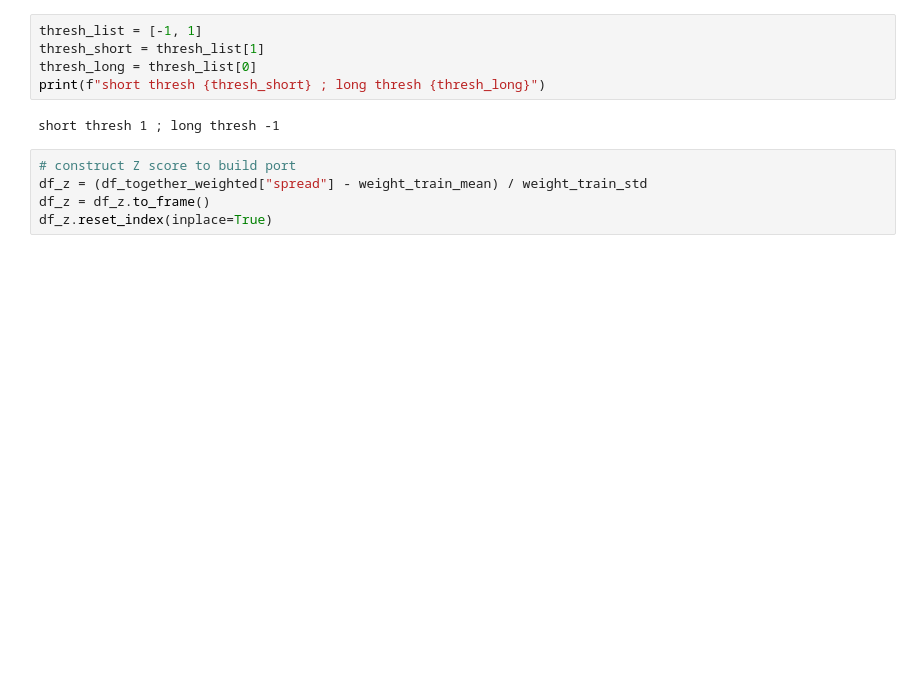
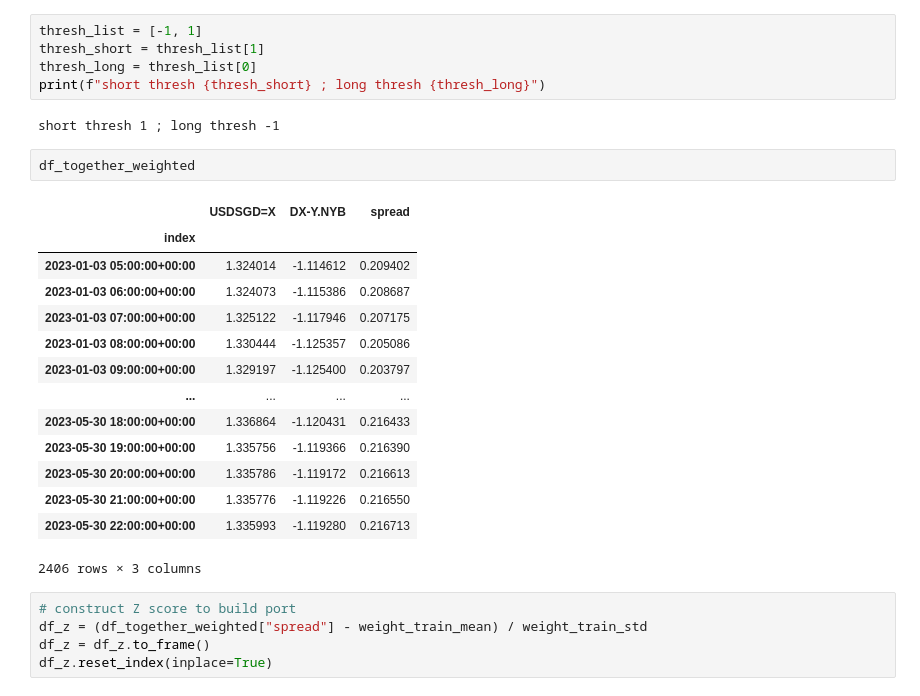
Before and after one commit to andreignatius/quant-trading, a Jupyter notebook: pairs/pairs_dxy.ipynb, the cells around one changed output. Saved outputs shown, nothing was run; the diff lists cells and outputs as text; blank space fills up the shorter version.

```diff
--- a/pairs/pairs_dxy.ipynb
+++ b/pairs/pairs_dxy.ipynb
@@ -199,6 +276,23 @@ thresh_long = thresh_list[0]
 print(f"short thresh {thresh_short} ; long thresh {thresh_long}")
 # %% [output]
 short thresh 1 ; long thresh -1
+# %%
+df_together_weighted
+# %% [output]
+|  | USDSGD=X | DX-Y.NYB | spread |
+| index |  |  |  |
+| 2023-01-03 05:00:00+00:00 | 1.324014 | -1.114612 | 0.209402 |
+| 2023-01-03 06:00:00+00:00 | 1.324073 | -1.115386 | 0.208687 |
+| 2023-01-03 07:00:00+00:00 | 1.325122 | -1.117946 | 0.207175 |
+| 2023-01-03 08:00:00+00:00 | 1.330444 | -1.125357 | 0.205086 |
+| 2023-01-03 09:00:00+00:00 | 1.329197 | -1.125400 | 0.203797 |
+| ... | ... | ... | ... |
+| 2023-05-30 18:00:00+00:00 | 1.336864 | -1.120431 | 0.216433 |
+| 2023-05-30 19:00:00+00:00 | 1.335756 | -1.119366 | 0.216390 |
+| 2023-05-30 20:00:00+00:00 | 1.335786 | -1.119172 | 0.216613 |
+| 2023-05-30 21:00:00+00:00 | 1.335776 | -1.119226 | 0.216550 |
+| 2023-05-30 22:00:00+00:00 | 1.335993 | -1.119280 | 0.216713 |
+2406 rows × 3 columns
 # %%
 # construct Z score to build port
 df_z = (df_together_weighted["spread"] - weight_train_mean) / weight_train_std
```
Also changed, not shown: parts of 17 cells of this notebook.
